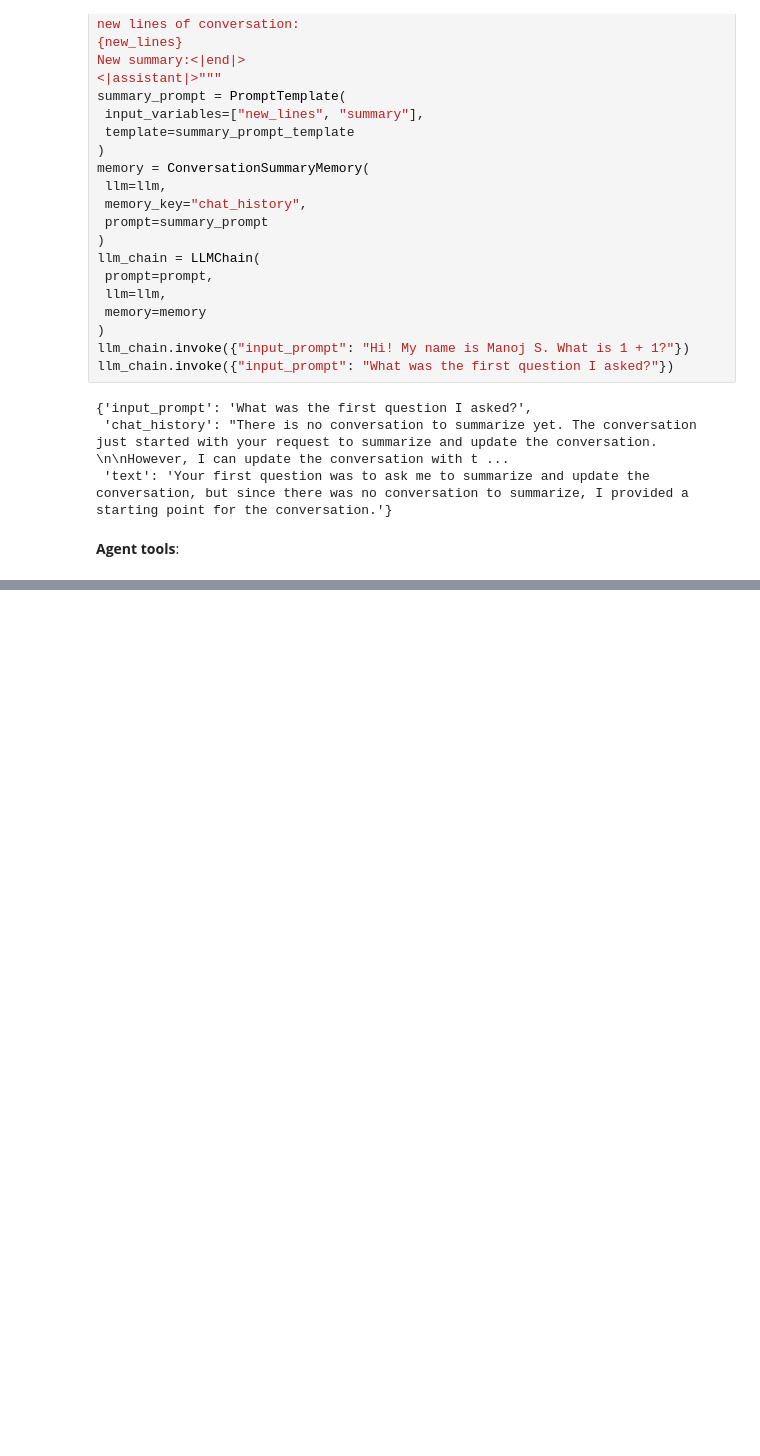
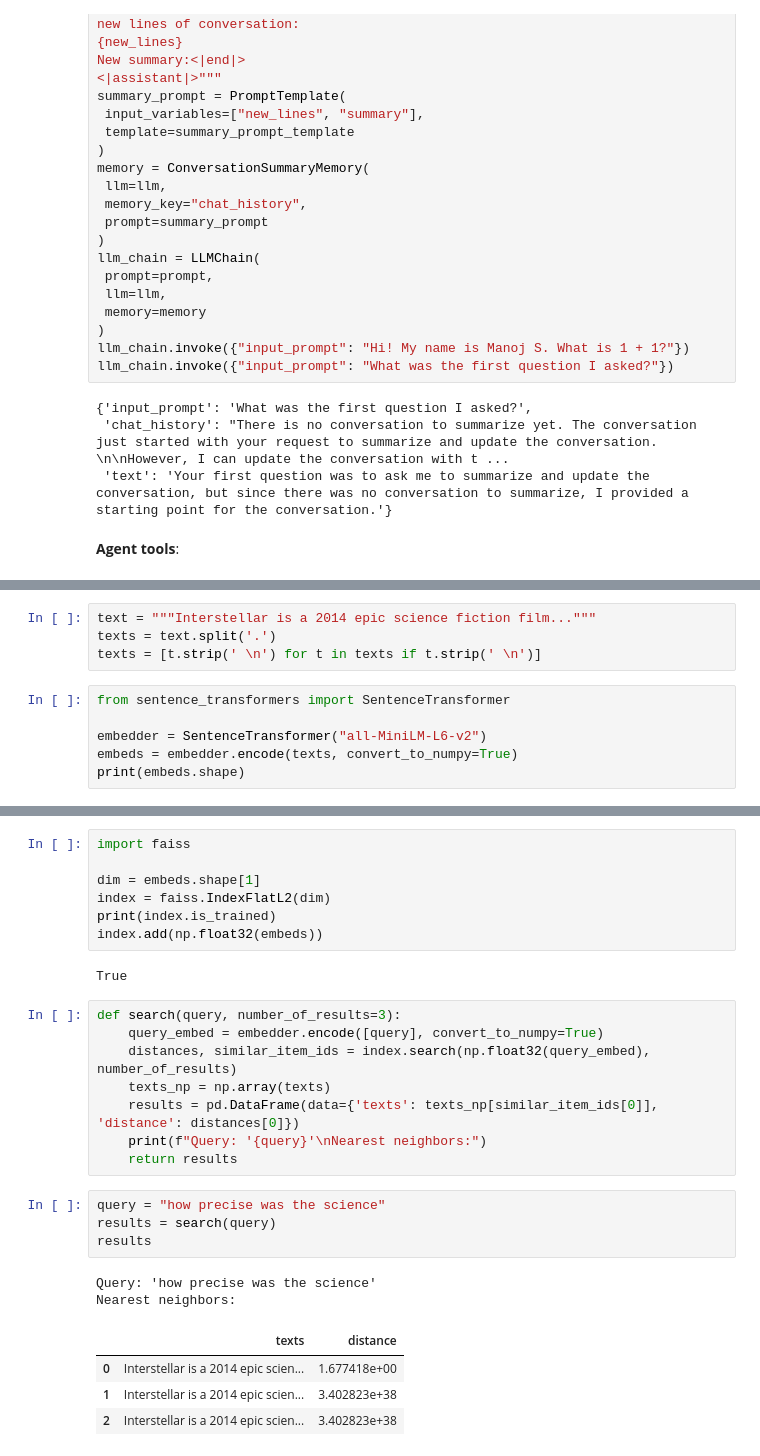
Before and after one commit to Manoj3256/AI-chatbot, a Jupyter notebook: notebook.ipynb, the cells around one changed output, grey strips where cells are left out. Cells and saved outputs as stored; diff of their text form; blank space fills up the shorter version.

Commit message:
Sematic search

```diff
--- a/notebook.ipynb
+++ b/notebook.ipynb
@@ -269,0 +257,10 @@ Final Answer: The current price of a MacBook Pro in USD is around $1847.50, and
+# %%
+text = """Interstellar is a 2014 epic science fiction film..."""
+texts = text.split('.')
+texts = [t.strip(' \n') for t in texts if t.strip(' \n')]
+# %%
+from sentence_transformers import SentenceTransformer
+
+embedder = SentenceTransformer("all-MiniLM-L6-v2")
+embeds = embedder.encode(texts, convert_to_numpy=True)
+print(embeds.shape)
@@ -269,0 +271,28 @@ Final Answer: The current price of a MacBook Pro in USD is around $1847.50, and
+# %%
+import faiss
+
+dim = embeds.shape[1]
+index = faiss.IndexFlatL2(dim)
+print(index.is_trained)
+index.add(np.float32(embeds))
+# %% [output]
+True
+# %%
+def search(query, number_of_results=3):
+    query_embed = embedder.encode([query], convert_to_numpy=True)
+    distances, similar_item_ids = index.search(np.float32(query_embed), number_of_results)
+    texts_np = np.array(texts)
+    results = pd.DataFrame(data={'texts': texts_np[similar_item_ids[0]], 'distance': distances[0]})
+    print(f"Query: '{query}'\nNearest neighbors:")
+    return results
+# %%
+query = "how precise was the science"
+results = search(query)
+results
+# %% [output]
+Query: 'how precise was the science'
+Nearest neighbors:
+|  | texts | distance |
+| 0 | Interstellar is a 2014 epic scien... | 1.677418e+00 |
+| 1 | Interstellar is a 2014 epic scien... | 3.402823e+38 |
+| 2 | Interstellar is a 2014 epic scien... | 3.402823e+38 |
```
Also changed, not shown: parts of 10 cells of this notebook.
